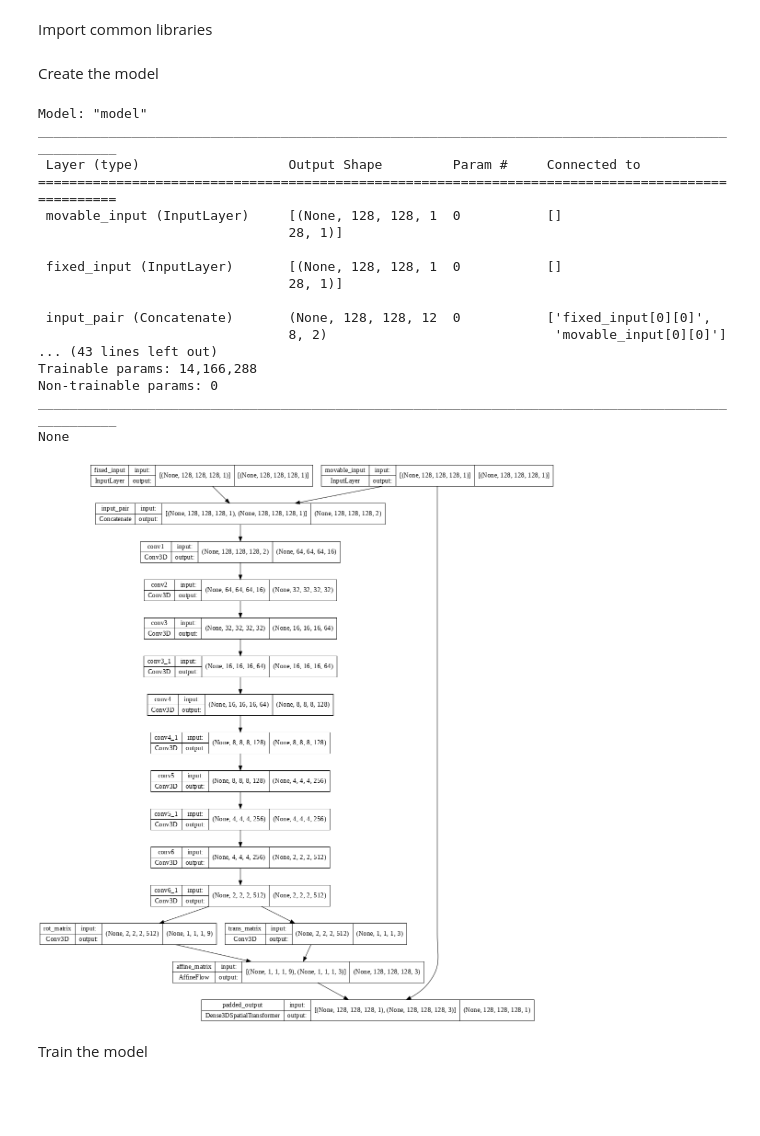
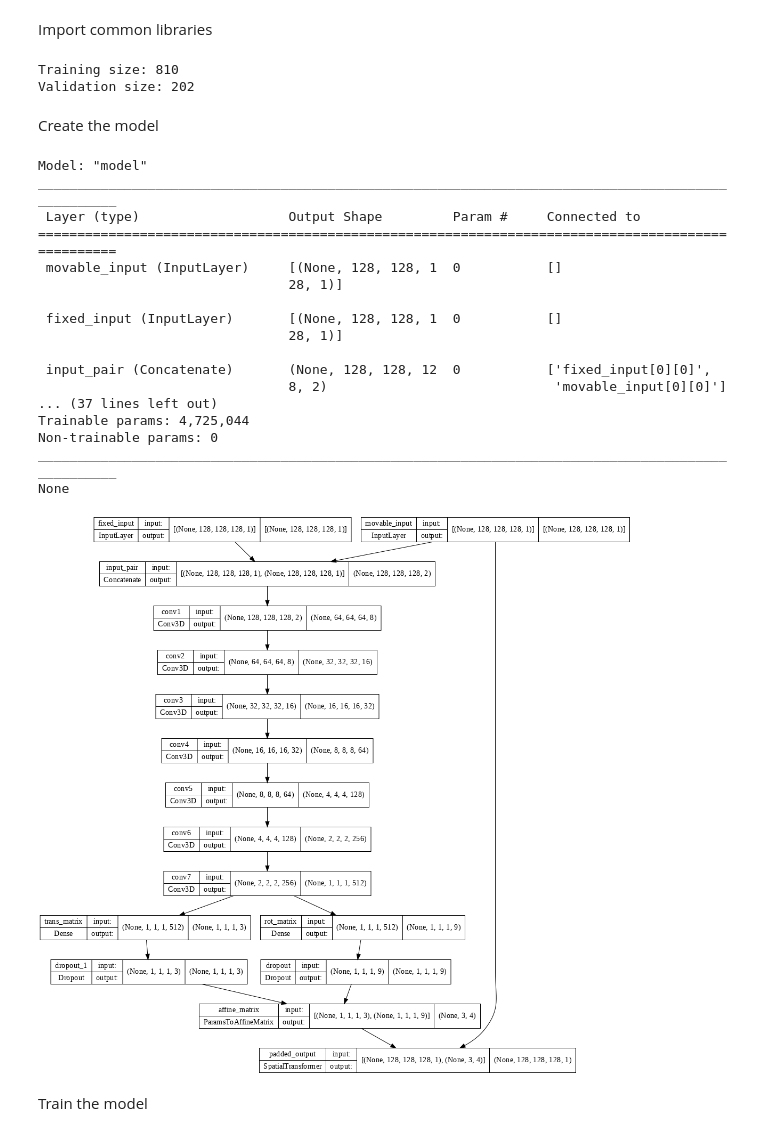
Before and after one commit to andreagrusso/ai_motion_correction, a Jupyter notebook: main.ipynb, the cells around one changed output. Drawn from its saved outputs; the diff is of its cells as text; code cells hidden in the pictures; blank space fills up the shorter version.

```diff
--- a/main.ipynb
+++ b/main.ipynb
@@ -29,33 +31,38 @@ import matplotlib.pyplot as plt
 # %%
 datadir = '/content/drive/MyDrive/Colab Notebooks/ai_motion/data'
-training_files = pickle.load(open(os.path.join(datadir,'train_dcm','dcm_colab_training_set.pkl'), 'rb'))
-validation_files = pickle.load(open(os.path.join(datadir,'train_dcm','dcm_colab_validation_set.pkl'), 'rb'))
-testing_files = pickle.load(open(os.path.join(datadir,'train_dcm','dcm_colab_testing_set.pkl'),'rb'))
+training_files = pickle.load(open(os.path.join(datadir,'dcm','dcm_colab_training_set.pkl'), 'rb'))
+validation_files = pickle.load(open(os.path.join(datadir,'dcm','dcm_colab_validation_set.pkl'), 'rb'))
+
+print('Training size:', len(training_files))
+print('Validation size:', len(validation_files))
+# %% [output]
+Training size: 810
+Validation size: 202
 # %% [markdown]
 Create the model
 # %%
-affine_mdl = AffineNeuralNetworkModel()
-
+#affine_mdl = AffineNeuralNetworkModel()#ABIR()
+affine_mdl = VoxMorphAffine()
 print(affine_mdl.summary())
 tf.keras.utils.plot_model(affine_mdl, show_shapes=True, show_layer_names=True, dpi=72)
 # %% [output]
 Model: "model"
 __________________________________________________________________________________________________
  Layer (type)                   Output Shape         Param #     Connected to
 ==================================================================================================
  movable_input (InputLayer)     [(None, 128, 128, 1  0           []
                                 28, 1)]
 
  fixed_input (InputLayer)       [(None, 128, 128, 1  0           []
                                 28, 1)]
 
  input_pair (Concatenate)       (None, 128, 128, 12  0           ['fixed_input[0][0]',
                                 8, 2)                             'movable_input[0][0]']
-... (43 lines left out)
-Trainable params: 14,166,288
+... (37 lines left out)
+Trainable params: 4,725,044
 Non-trainable params: 0
 __________________________________________________________________________________________________
 None
-[figure, old version]
+[figure, new version]
 # %% [markdown]
 Train the model
```
Also changed, not shown: parts of 19 cells of this notebook, 22 other files.
